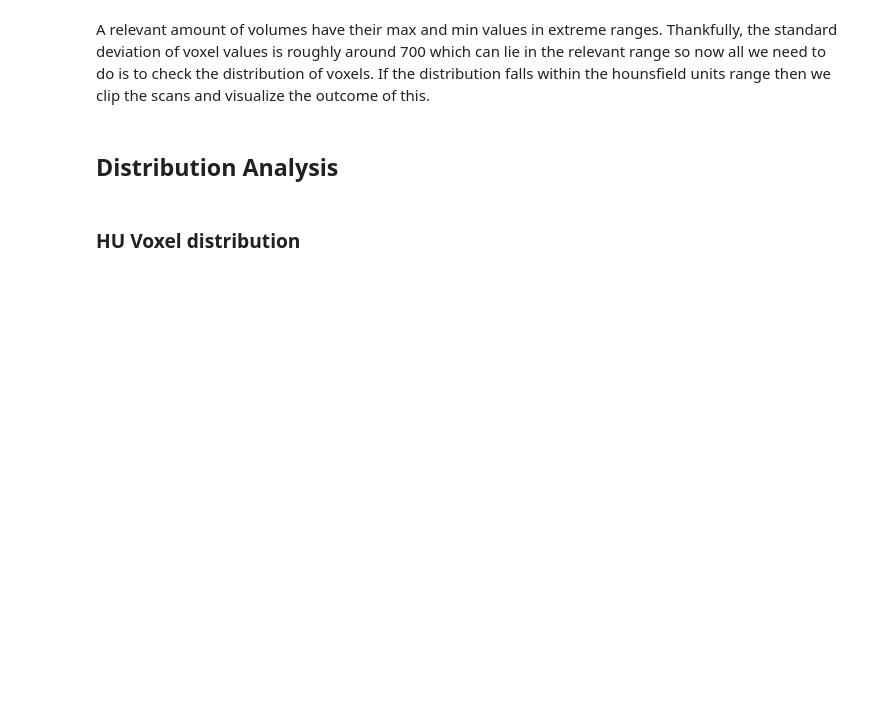
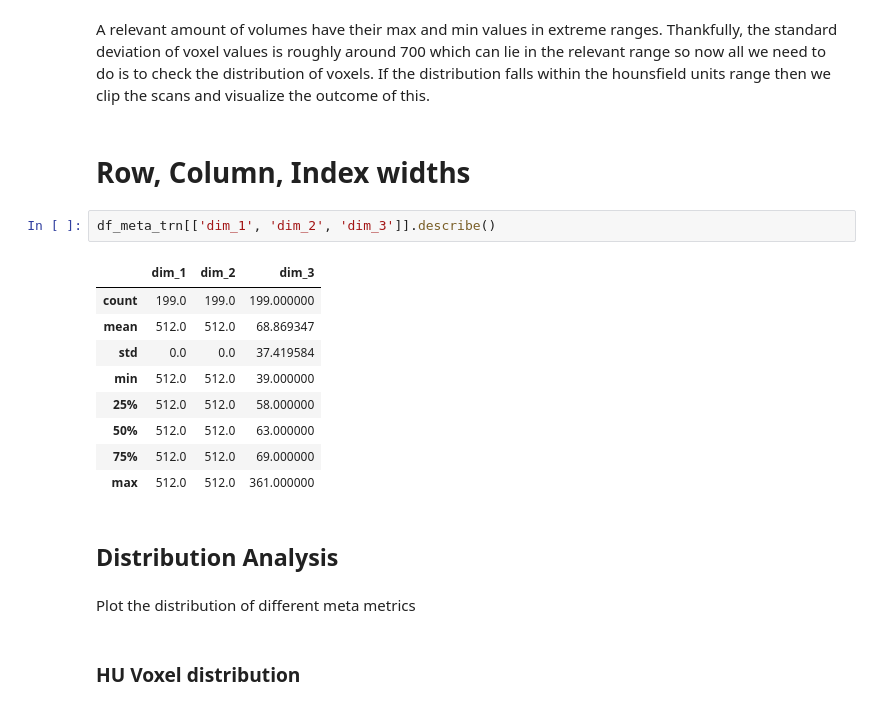
Before and after one commit to peterbacalso/covid_CT_lung_lesion_segmentation, a Jupyter notebook: notebooks/eda.ipynb, the cells around one changed output. Drawn from its saved outputs; the diff is of its cells as text; blank space fills up the shorter version.

Commit message:
added dim width eda

```diff
--- a/notebooks/eda.ipynb
+++ b/notebooks/eda.ipynb
@@ -84,8 +84,24 @@ plot_dists(df_64_trn, df_64_val)
 [figure]
 # %% [markdown]
 A relevant amount of volumes have their max and min values in extreme ranges. Thankfully, the standard deviation of voxel values is roughly around 700 which can lie in the relevant range so now all we need to do is to check the distribution of voxels.  If the distribution falls within the hounsfield units range then we clip the scans and visualize the outcome of this.
+# %% [markdown]
+# Row, Column, Index widths
+# %%
+df_meta_trn[['dim_1', 'dim_2', 'dim_3']].describe()
+# %% [output]
+|  | dim_1 | dim_2 | dim_3 |
+| count | 199.0 | 199.0 | 199.000000 |
+| mean | 512.0 | 512.0 | 68.869347 |
+| std | 0.0 | 0.0 | 37.419584 |
+| min | 512.0 | 512.0 | 39.000000 |
+| 25% | 512.0 | 512.0 | 58.000000 |
+| 50% | 512.0 | 512.0 | 63.000000 |
+| 75% | 512.0 | 512.0 | 69.000000 |
+| max | 512.0 | 512.0 | 361.000000 |
 # %% [markdown]
 ## Distribution Analysis
+# %% [markdown]
+Plot the distribution of different meta metrics
 # %% [markdown]
 ### HU Voxel distribution
 # %%
```
